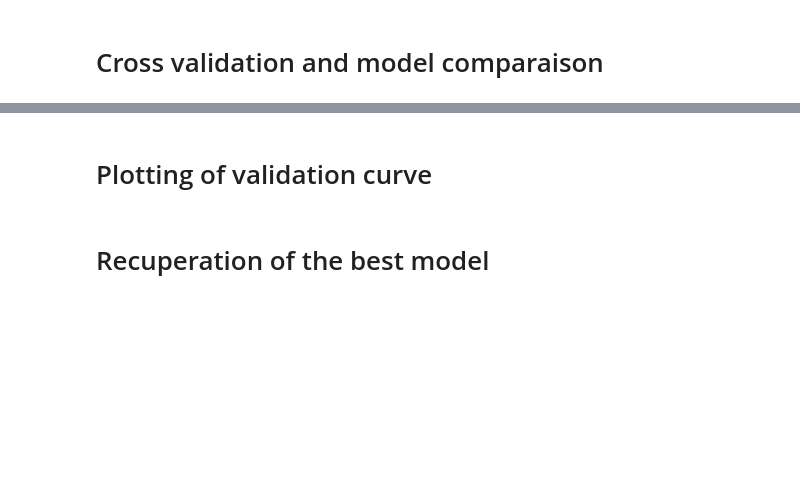
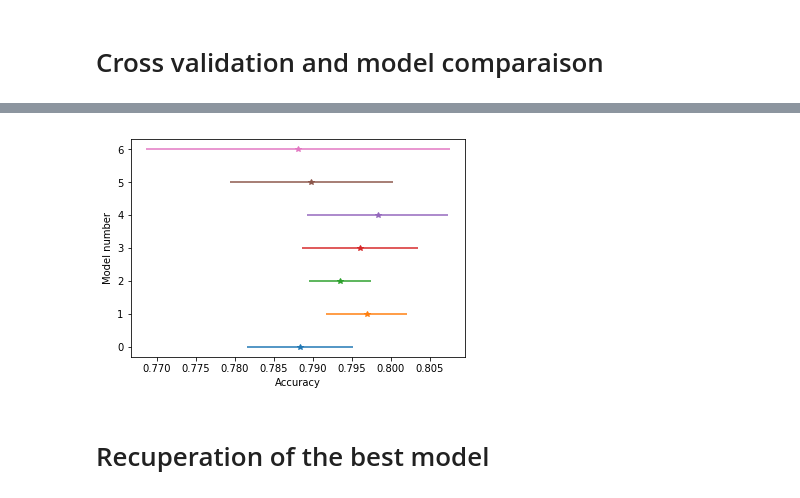
Before and after one commit to Datavoore/NLP, a Jupyter notebook: Sentiment Polarization/Sentiment_analysis.ipynb, the cells around one changed output, grey strips where cells are left out. Cells and saved outputs as stored; diff of their text form; code cells hidden in the pictures; blank space fills up the shorter version.

```diff
--- a/Sentiment Polarization/Sentiment_analysis.ipynb
+++ b/Sentiment Polarization/Sentiment_analysis.ipynb
@@ -376,2 +546,2 @@ model_functions = [model_creation,model_creation1]
 # %%
-NNs,test,test1,test2 = multi_cross_val(model_functions,x_vec_train,y_vec_train,3)
+NNs,score,mean,std = multi_cross_val(functions,x_vec_train,y_vec_train,3,25)
@@ -378,13 +570,18 @@ NNs,test,test1,test2 = multi_cross_val(model_functions,x_vec_train,y_vec_train,3
-# %% [markdown]
-# Plotting of validation curve
-# %%
-from matplotlib import pyplot as plt
-acc = []
-for i in range(len(hist)):
-    acc.append(hist[i][1])
-
-plt.plot(acc)
-plt.show()
+# %%
+import matplotlib.pyplot as plt
+import numpy as np
+
+for i in range(len(mean)):
+    mean_tmp = list(mean.values())
+    std_tmp = list(std.values())
+    plt.errorbar(mean_tmp[i],i,xerr=std_tmp[i], linestyle='--', marker='*')
+
+plt.xlabel("Accuracy")
+plt.ylabel("Model number")
+plt.savefig('documents/Cross_val_graph.png', bbox_inches='tight')
+plt.show()
+# %% [output]
+[figure, added]
 # %% [markdown]
 # Recuperation of the best model
 # %%
```
Also changed, not shown: parts of 73 cells of this notebook.
